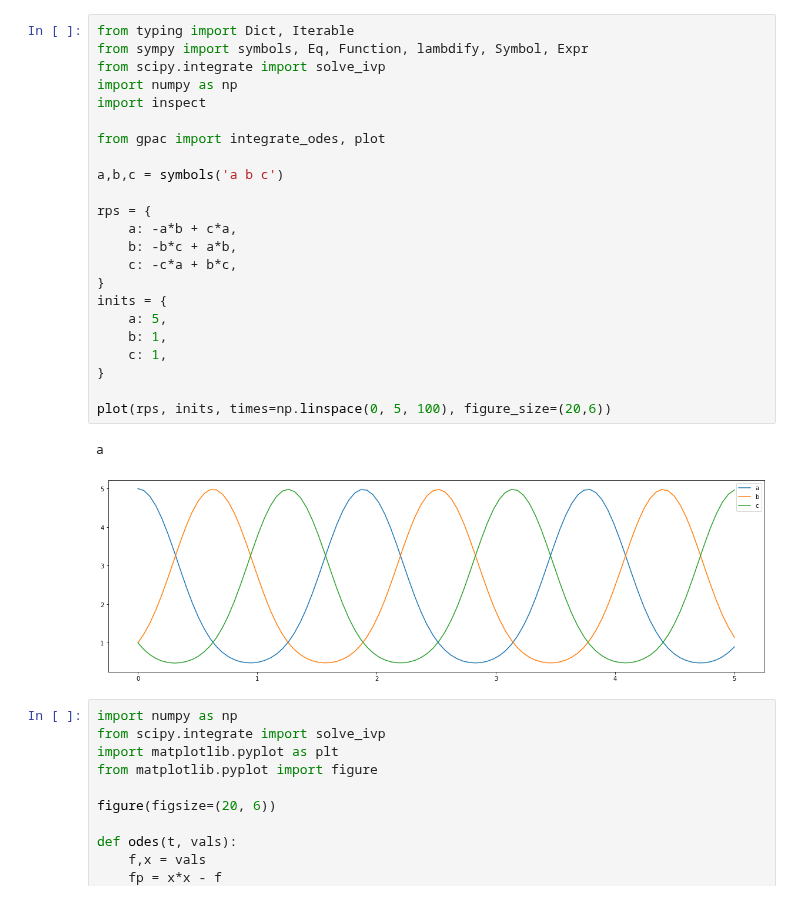
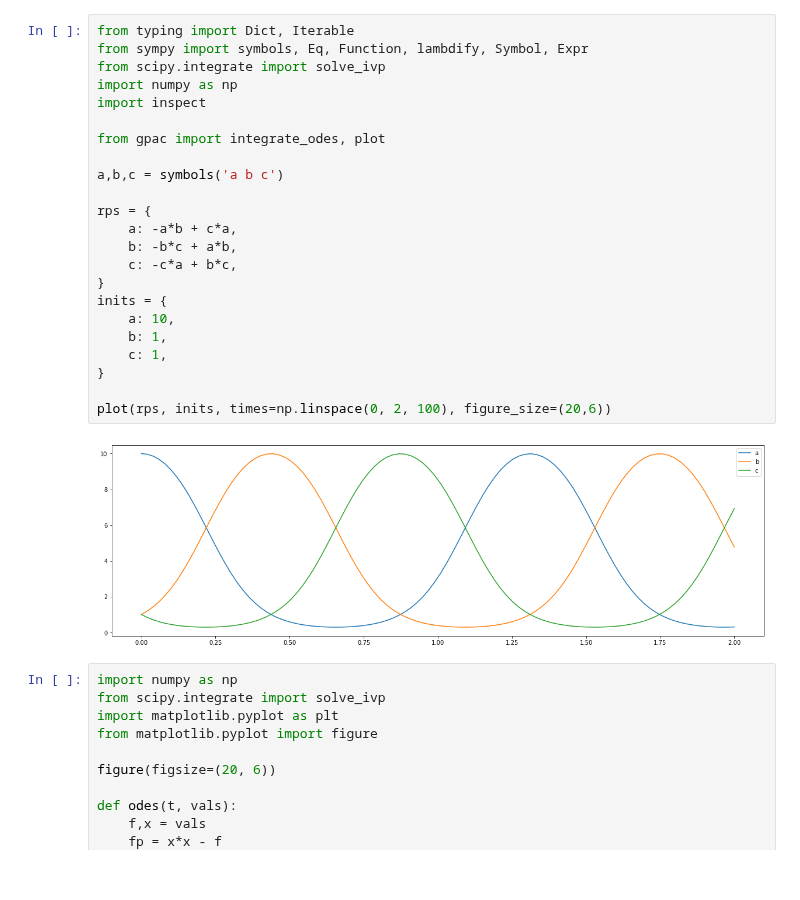
Before and after one commit to UC-Davis-molecular-computing/gpac, a Jupyter notebook: notebook.ipynb, the cells around one changed output. Cells and saved outputs as stored; diff of their text form.

```diff
--- a/notebook.ipynb
+++ b/notebook.ipynb
@@ -1,29 +1,28 @@
 # %%
 from typing import Dict, Iterable
 from sympy import symbols, Eq, Function, lambdify, Symbol, Expr
 from scipy.integrate import solve_ivp
 import numpy as np
 import inspect
 
 from gpac import integrate_odes, plot
 
 a,b,c = symbols('a b c')
 
 rps = {
     a: -a*b + c*a,
     b: -b*c + a*b,
     c: -c*a + b*c,
 }
 inits = {
-    a: 5,
+    a: 10,
     b: 1,
     c: 1,
 }
 
-plot(rps, inits, times=np.linspace(0, 5, 100), figure_size=(20,6))
+plot(rps, inits, times=np.linspace(0, 2, 100), figure_size=(20,6))
 # %% [output]
-a
-[figure, old version]
+[figure, new version]
 # %%
 import numpy as np
 from scipy.integrate import solve_ivp
```
Also changed, not shown: 1 other file.
